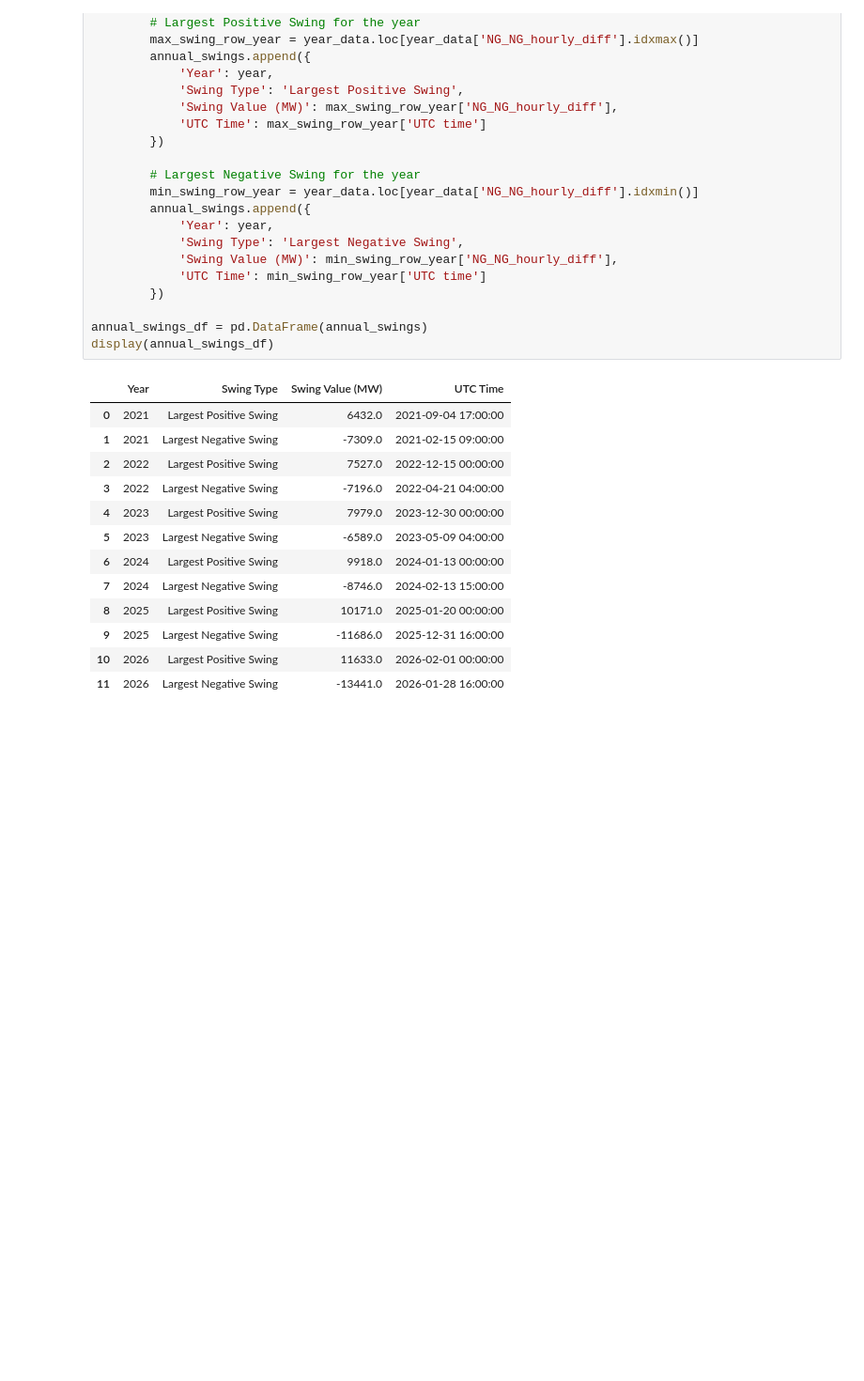
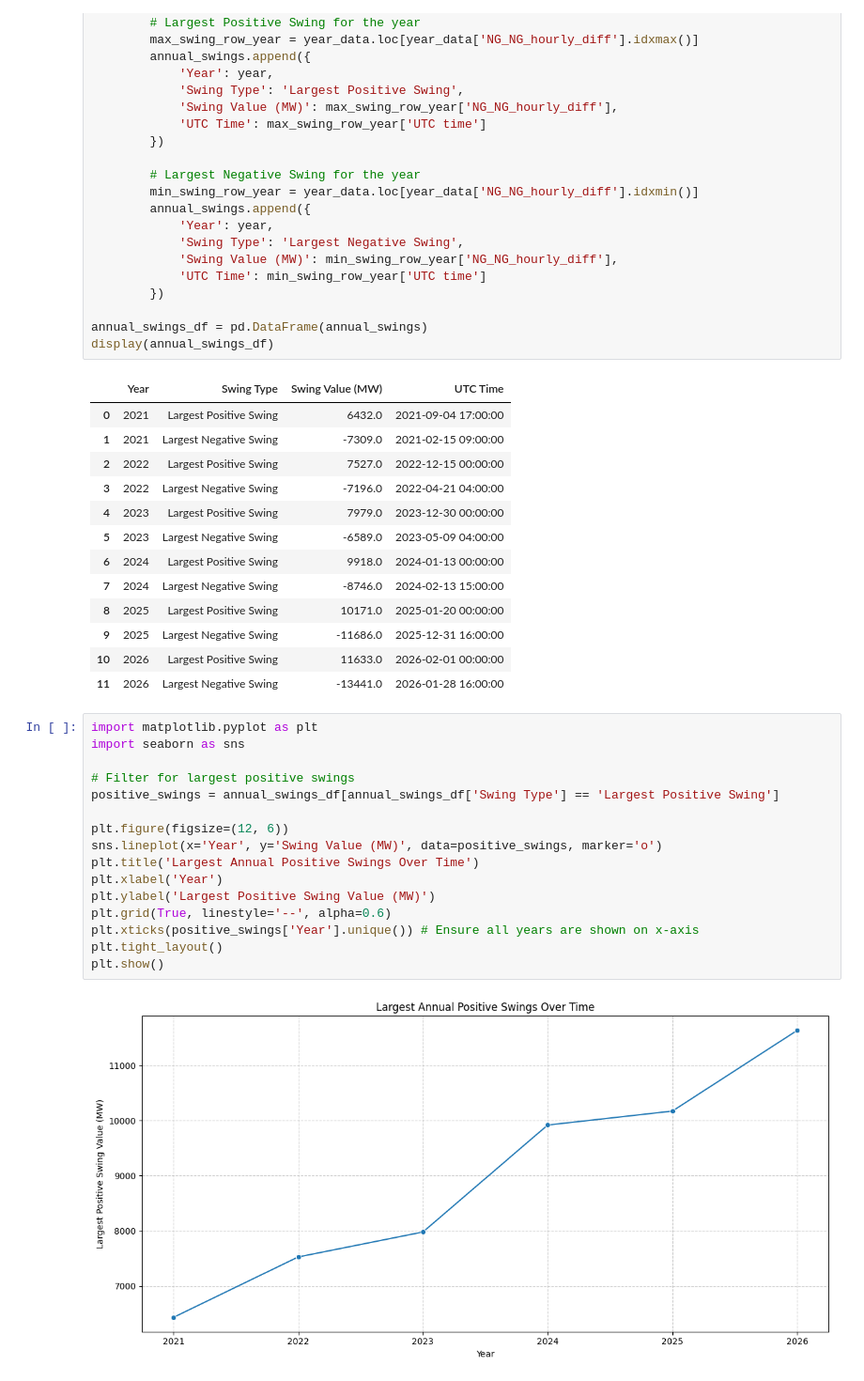
Before and after one commit to JozefSL/EIA, a Jupyter notebook: hourlyNGgenerationTX.ipynb, the cells around one changed output. Shown at 94% size. Drawn from its saved outputs; the diff is of its cells as text; blank space fills up the shorter version.

```diff
--- a/hourlyNGgenerationTX.ipynb
+++ b/hourlyNGgenerationTX.ipynb
@@ -136,3 +136,21 @@ display(annual_swings_df)
 | 9 | 2025 | Largest Negative Swing | -11686.0 | 2025-12-31 16:00:00 |
 | 10 | 2026 | Largest Positive Swing | 11633.0 | 2026-02-01 00:00:00 |
 | 11 | 2026 | Largest Negative Swing | -13441.0 | 2026-01-28 16:00:00 |
+# %%
+import matplotlib.pyplot as plt
+import seaborn as sns
+
+# Filter for largest positive swings
+positive_swings = annual_swings_df[annual_swings_df['Swing Type'] == 'Largest Positive Swing']
+
+plt.figure(figsize=(12, 6))
+sns.lineplot(x='Year', y='Swing Value (MW)', data=positive_swings, marker='o')
+plt.title('Largest Annual Positive Swings Over Time')
+plt.xlabel('Year')
+plt.ylabel('Largest Positive Swing Value (MW)')
+plt.grid(True, linestyle='--', alpha=0.6)
+plt.xticks(positive_swings['Year'].unique()) # Ensure all years are shown on x-axis
+plt.tight_layout()
+plt.show()
+# %% [output]
+[figure, added]
```
Also changed, not shown: parts of 4 cells of this notebook.
